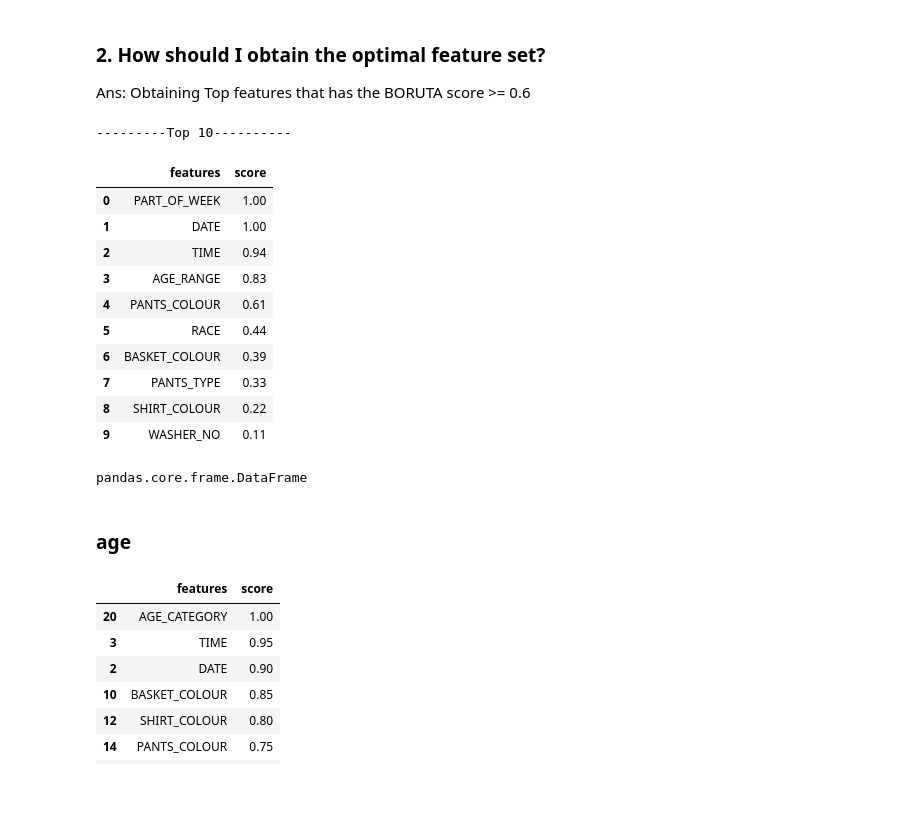
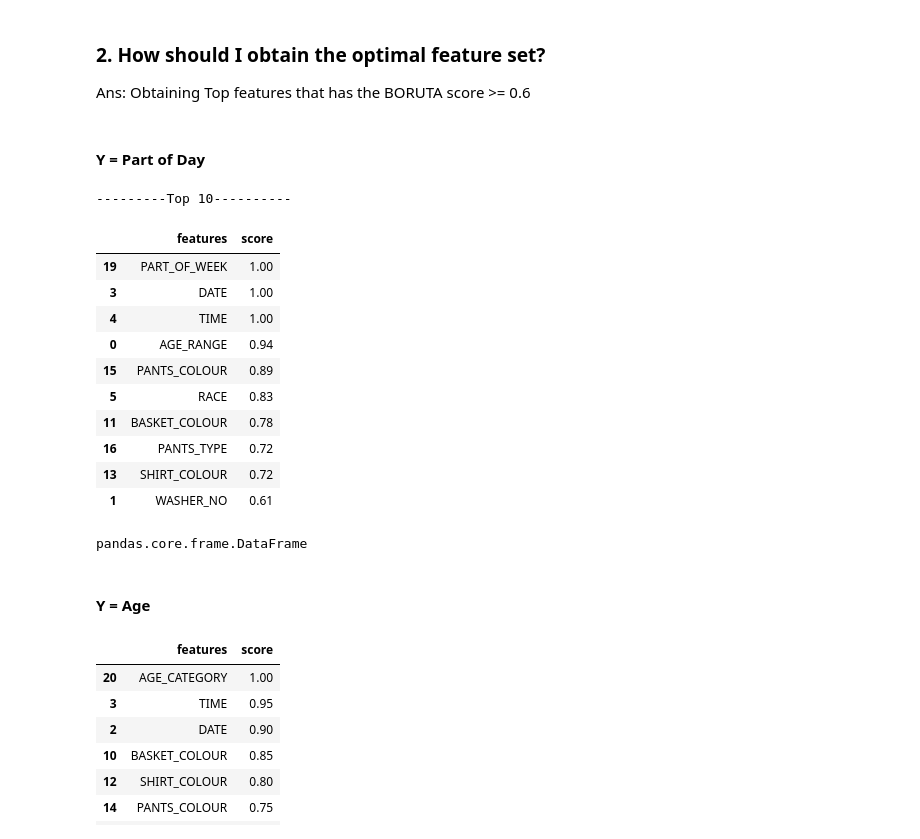
Before and after one commit to mzamfirdaus/dataminingproject, a Jupyter notebook: datapreprocessing_v2.ipynb, the cells around one changed output. Cells and saved outputs as stored; diff of their text form; code cells hidden in the pictures; blank space fills up the shorter version.

```diff
--- a/datapreprocessing_v2.ipynb
+++ b/datapreprocessing_v2.ipynb
@@ -1261,39 +1244,41 @@ BorutaPy(estimator=RandomForestClassifier(class_weight='balanced', max_depth=5,
 ### 2. How should I obtain the optimal feature set?
 
 Ans: Obtaining Top features that has the BORUTA score >= 0.6
+# %% [markdown]
+#### Y = Part of Day
 # %%
 print('---------Top 10----------')
 # your codes here...
 # get ranking returned by boruta
-# colnames = X_partDay.columns
-# boruta_score_partDay = ranking(list(map(float, feat_selector_partDay.ranking_)), colnames, order=-1)
-# boruta_score_partDay = pd.DataFrame(list(boruta_score_partDay.items()), columns=["features","score"])
-# boruta_score_partDay = boruta_score_partDay.sort_values("score", ascending=False)
+colnames = X_partDay.columns
+boruta_score_partDay = ranking(list(map(float, feat_selector_partDay.ranking_)), colnames, order=-1)
+boruta_score_partDay = pd.DataFrame(list(boruta_score_partDay.items()), columns=["features","score"])
+boruta_score_partDay = boruta_score_partDay.sort_values("score", ascending=False)
 
-features = ['PART_OF_WEEK','DATE','TIME','AGE_RANGE','PANTS_COLOUR','RACE','BASKET_COLOUR','PANTS_TYPE','SHIRT_COLOUR','WASHER_NO']
-score = [1.00,1.00,0.94,0.83,0.61,0.44,0.39,0.33,0.22,0.11]
-boruta_score_partDay = pd.DataFrame(data=features, columns=["features"])
-boruta_score_partDay['score'] = score
+# features = ['PART_OF_WEEK','DATE','TIME','AGE_RANGE','PANTS_COLOUR','RACE','BASKET_COLOUR','PANTS_TYPE','SHIRT_COLOUR','WASHER_NO']
+# score = [1.00,1.00,0.94,0.83,0.61,0.44,0.39,0.33,0.22,0.11]
+# boruta_score_partDay = pd.DataFrame(data=features, columns=["features"])
+# boruta_score_partDay['score'] = score
 
 #display top 10
 display(boruta_score_partDay.head(10))
 type(boruta_score_partDay)
 # %% [output]
 ---------Top 10----------
 |  | features | score |
-| 0 | PART_OF_WEEK | 1.00 |
-| 1 | DATE | 1.00 |
-| 2 | TIME | 0.94 |
-| 3 | AGE_RANGE | 0.83 |
-| 4 | PANTS_COLOUR | 0.61 |
-| 5 | RACE | 0.44 |
-| 6 | BASKET_COLOUR | 0.39 |
-| 7 | PANTS_TYPE | 0.33 |
-| 8 | SHIRT_COLOUR | 0.22 |
-| 9 | WASHER_NO | 0.11 |
+| 19 | PART_OF_WEEK | 1.00 |
+| 3 | DATE | 1.00 |
+| 4 | TIME | 1.00 |
+| 0 | AGE_RANGE | 0.94 |
+| 15 | PANTS_COLOUR | 0.89 |
+| 5 | RACE | 0.83 |
+| 11 | BASKET_COLOUR | 0.78 |
+| 16 | PANTS_TYPE | 0.72 |
+| 13 | SHIRT_COLOUR | 0.72 |
+| 1 | WASHER_NO | 0.61 |
 pandas.core.frame.DataFrame
-# %% [markdown]
-### age
+# %% [markdown]
+#### Y = Age
 # %%
 colnames = X_AGE.columns
 boruta_score_AGE = ranking(list(map(float, feat_selector_AGE.ranking_)), colnames, order=-1)
```
Also changed, not shown: parts of 53 cells of this notebook.
